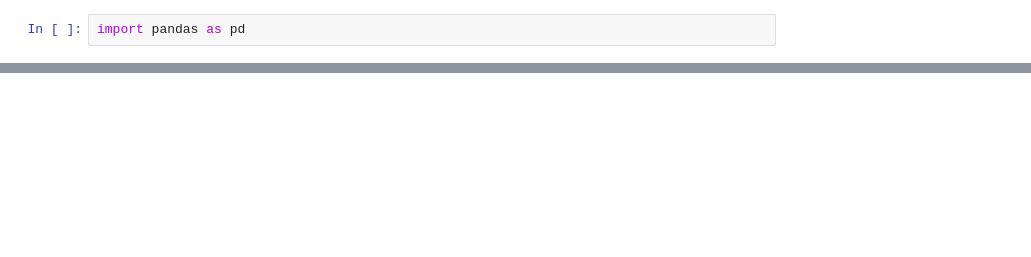
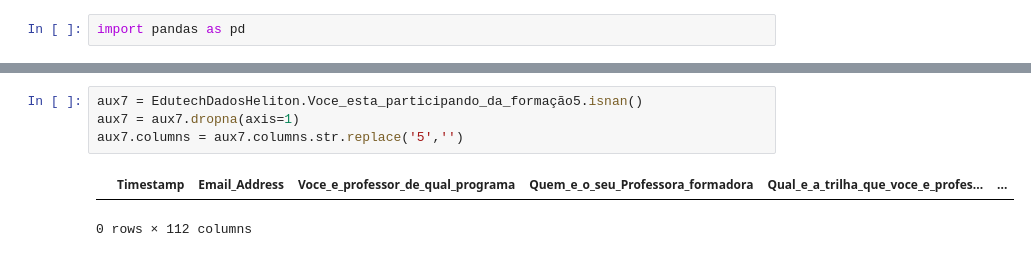
Before and after one commit to marcelopaludetto/arruma-formulario, a Jupyter notebook: AnaliseEnqueteSEED2021.ipynb, the cells around one changed output, grey strips where cells are left out. Saved outputs shown, nothing was run; the diff lists cells and outputs as text; blank space fills up the shorter version.

```diff
--- a/AnaliseEnqueteSEED2021.ipynb
+++ b/AnaliseEnqueteSEED2021.ipynb
@@ -104,0 +129,7 @@ Name: Voce_esta_participando_da_formação, dtype: object
+# %%
+aux7 = EdutechDadosHeliton.Voce_esta_participando_da_formação5.isnan()
+aux7 = aux7.dropna(axis=1)
+aux7.columns = aux7.columns.str.replace('5','')
+# %% [output]
+|  | Timestamp | Email_Address | Voce_e_professor_de_qual_programa | Quem_e_o_seu_Professora_formadora | Qual_e_a_trilha_que_voce_e_profes... | ... |
+0 rows × 112 columns
```
Also changed, not shown: parts of 42 cells of this notebook.
